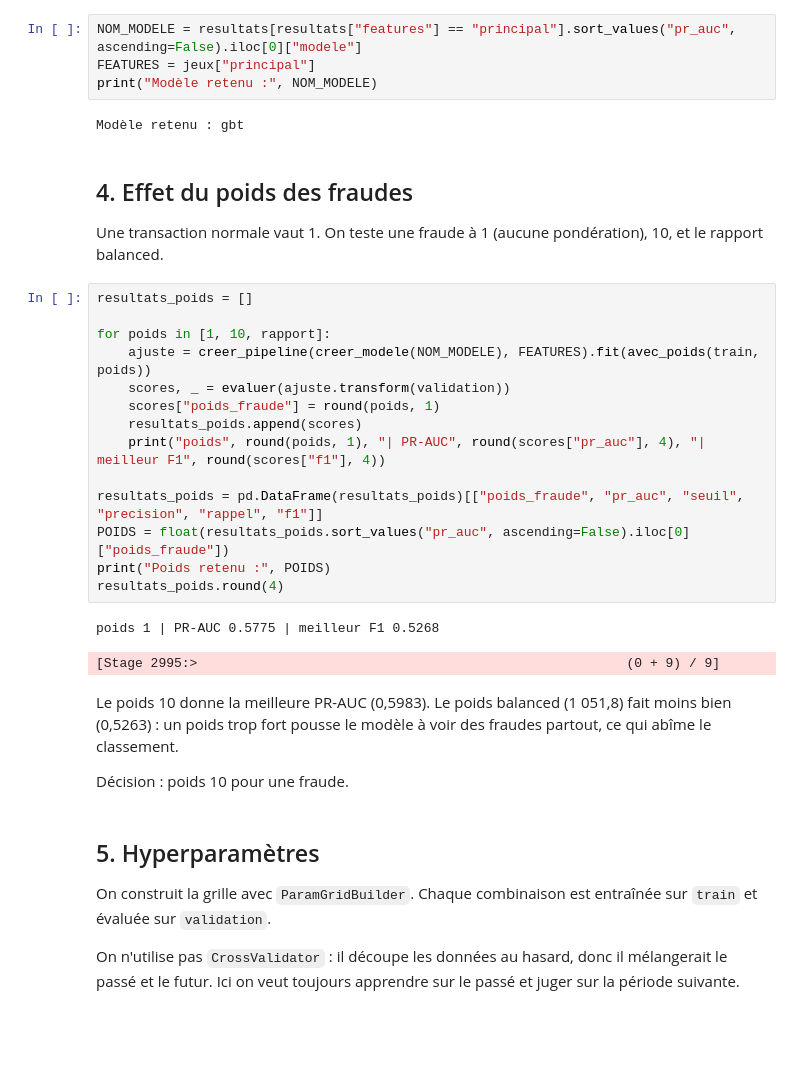
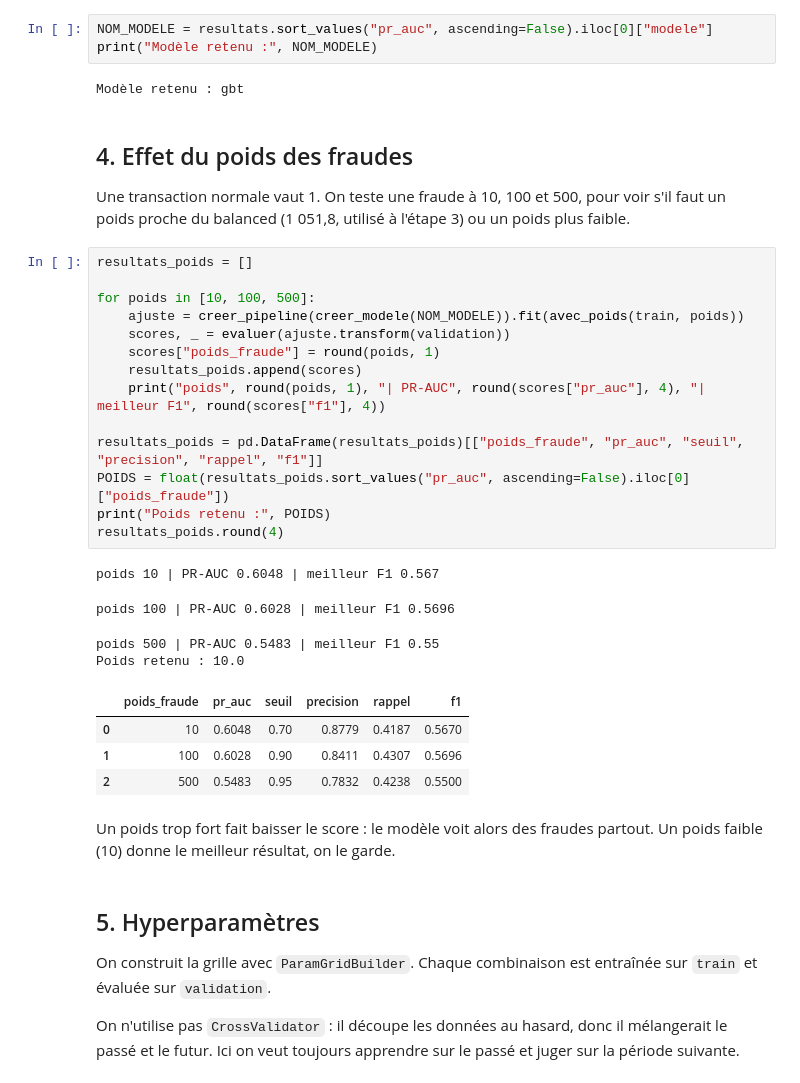
Before and after one commit to zakarya-22/fraud-detection-big-data, a Jupyter notebook: apps/03_entrainement.ipynb, the cells around one changed output. Saved outputs shown, nothing was run; the diff lists cells and outputs as text; blank space fills up the shorter version.

```diff
--- a/apps/03_entrainement.ipynb
+++ b/apps/03_entrainement.ipynb
@@ -244,34 +212,37 @@ On garde le meilleur modèle du jeu `principal`.
 # %%
-NOM_MODELE = resultats[resultats["features"] == "principal"].sort_values("pr_auc", ascending=False).iloc[0]["modele"]
-FEATURES = jeux["principal"]
+NOM_MODELE = resultats.sort_values("pr_auc", ascending=False).iloc[0]["modele"]
 print("Modèle retenu :", NOM_MODELE)
 # %% [output]
 Modèle retenu : gbt
 # %% [markdown]
 ## 4. Effet du poids des fraudes
 
-Une transaction normale vaut 1. On teste une fraude à 1 (aucune pondération), 10, et le rapport balanced.
+Une transaction normale vaut 1. On teste une fraude à 10, 100 et 500, pour voir s'il faut un poids proche du balanced (1 051,8, utilisé à l'étape 3) ou un poids plus faible.
 # %%
 resultats_poids = []
 
-for poids in [1, 10, rapport]:
-    ajuste = creer_pipeline(creer_modele(NOM_MODELE), FEATURES).fit(avec_poids(train, poids))
+for poids in [10, 100, 500]:
+    ajuste = creer_pipeline(creer_modele(NOM_MODELE)).fit(avec_poids(train, poids))
     scores, _ = evaluer(ajuste.transform(validation))
     scores["poids_fraude"] = round(poids, 1)
     resultats_poids.append(scores)
     print("poids", round(poids, 1), "| PR-AUC", round(scores["pr_auc"], 4), "| meilleur F1", round(scores["f1"], 4))
 
 resultats_poids = pd.DataFrame(resultats_poids)[["poids_fraude", "pr_auc", "seuil", "precision", "rappel", "f1"]]
 POIDS = float(resultats_poids.sort_values("pr_auc", ascending=False).iloc[0]["poids_fraude"])
 print("Poids retenu :", POIDS)
 resultats_poids.round(4)
 # %% [output]
-poids 1 | PR-AUC 0.5775 | meilleur F1 0.5268
+poids 10 | PR-AUC 0.6048 | meilleur F1 0.567
-[Stage 2995:>                                                       (0 + 9) / 9]
+poids 100 | PR-AUC 0.6028 | meilleur F1 0.5696
+poids 500 | PR-AUC 0.5483 | meilleur F1 0.55
+Poids retenu : 10.0
+|  | poids_fraude | pr_auc | seuil | precision | rappel | f1 |
+| 0 | 10 | 0.6048 | 0.70 | 0.8779 | 0.4187 | 0.5670 |
+| 1 | 100 | 0.6028 | 0.90 | 0.8411 | 0.4307 | 0.5696 |
+| 2 | 500 | 0.5483 | 0.95 | 0.7832 | 0.4238 | 0.5500 |
 # %% [markdown]
-Le poids 10 donne la meilleure PR-AUC (0,5983). Le poids balanced (1 051,8) fait moins bien (0,5263) : un poids trop fort pousse le modèle à voir des fraudes partout, ce qui abîme le classement.
-
-Décision : poids 10 pour une fraude.
+Un poids trop fort fait baisser le score : le modèle voit alors des fraudes partout. Un poids faible (10) donne le meilleur résultat, on le garde.
 # %% [markdown]
 ## 5. Hyperparamètres
 
```
Also changed, not shown: parts of 18 cells of this notebook, 4 other files.
